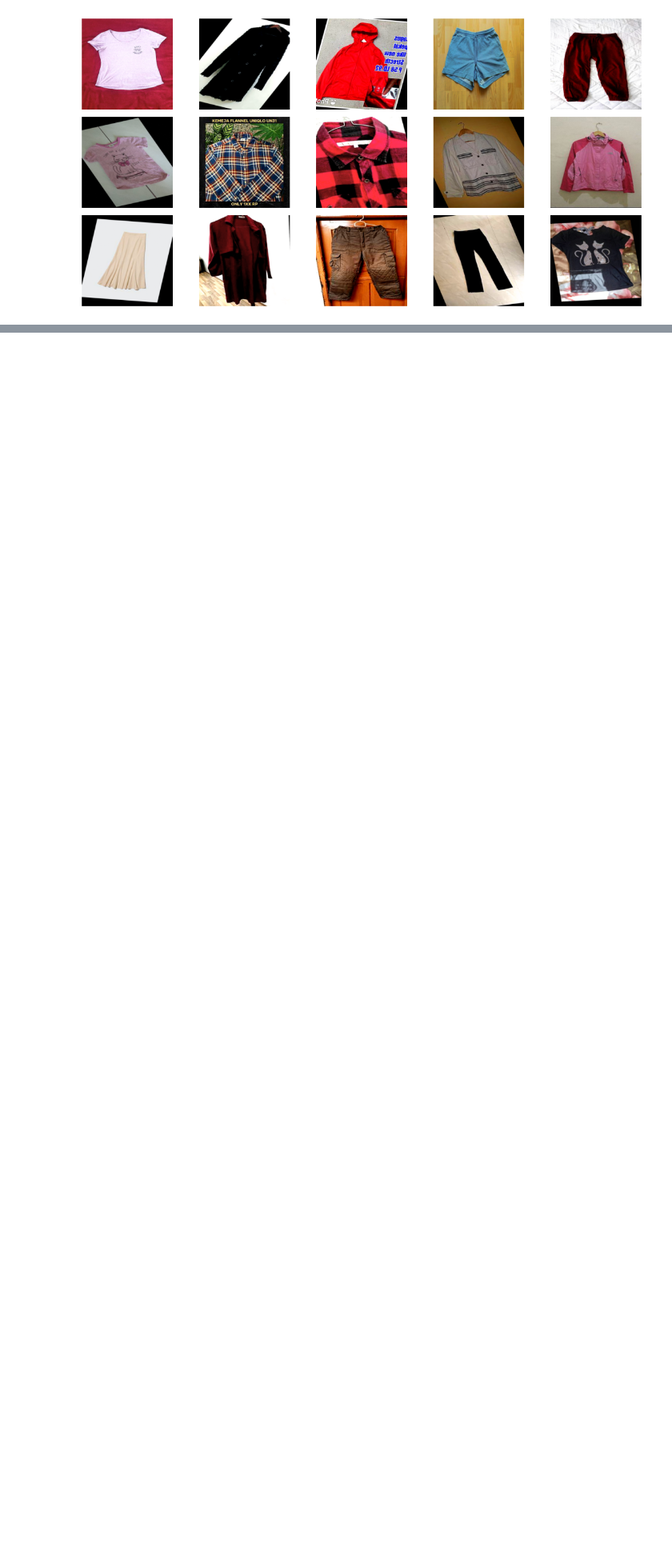
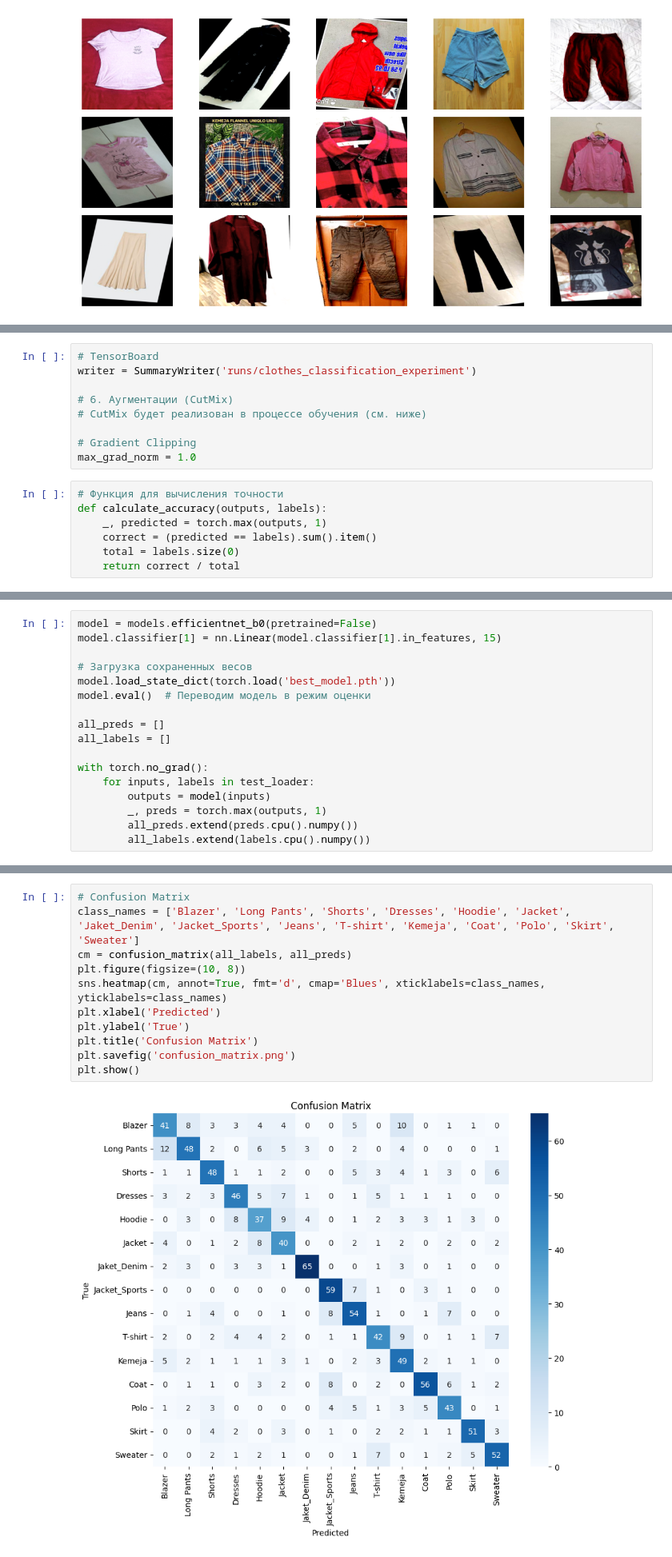
Before and after one commit to AkyLkaNastya/clothes, a Jupyter notebook: clothes_classifier.ipynb, the cells around one changed output, grey strips where cells are left out. Shown at 80% size. Drawn from its saved outputs; the diff is of its cells as text; blank space fills up the shorter version.

Commit message:
Обучили модель основам. Протестировали и показали неплохие результаты.

```diff
--- a/clothes_classifier.ipynb
+++ b/clothes_classifier.ipynb
@@ -161,0 +224,16 @@ plt.show()
+# %%
+# TensorBoard
+writer = SummaryWriter('runs/clothes_classification_experiment')
+
+# 6. Аугментации (CutMix)
+# CutMix будет реализован в процессе обучения (см. ниже)
+
+# Gradient Clipping
+max_grad_norm = 1.0
+# %%
+# Функция для вычисления точности
+def calculate_accuracy(outputs, labels):
+    _, predicted = torch.max(outputs, 1)
+    correct = (predicted == labels).sum().item()
+    total = labels.size(0)
+    return correct / total
@@ -161,0 +366,17 @@ plt.show()
+# %%
+model = models.efficientnet_b0(pretrained=False)
+model.classifier[1] = nn.Linear(model.classifier[1].in_features, 15)
+
+# Загрузка сохраненных весов
+model.load_state_dict(torch.load('best_model.pth'))
+model.eval()  # Переводим модель в режим оценки
+
+all_preds = []
+all_labels = []
+
+with torch.no_grad():
+    for inputs, labels in test_loader:
+        outputs = model(inputs)
+        _, preds = torch.max(outputs, 1)
+        all_preds.extend(preds.cpu().numpy())
+        all_labels.extend(labels.cpu().numpy())
@@ -161,0 +401,13 @@ plt.show()
+# %%
+# Confusion Matrix
+class_names = ['Blazer', 'Long Pants', 'Shorts', 'Dresses', 'Hoodie', 'Jacket', 'Jaket_Denim', 'Jacket_Sports', 'Jeans', 'T-shirt', 'Kemeja', 'Coat', 'Polo', 'Skirt', 'Sweater']
+cm = confusion_matrix(all_labels, all_preds)
+plt.figure(figsize=(10, 8))
+sns.heatmap(cm, annot=True, fmt='d', cmap='Blues', xticklabels=class_names, yticklabels=class_names)
+plt.xlabel('Predicted')
+plt.ylabel('True')
+plt.title('Confusion Matrix')
+plt.savefig('confusion_matrix.png')
+plt.show()
+# %% [output]
+[figure, added]
```
Also changed, not shown: parts of 14 cells of this notebook, 11 other files.
